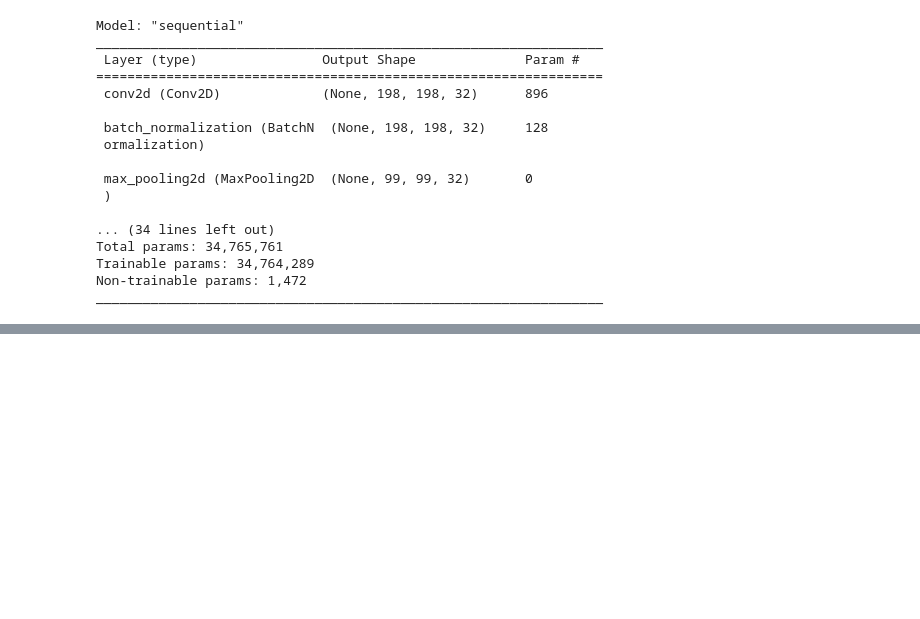
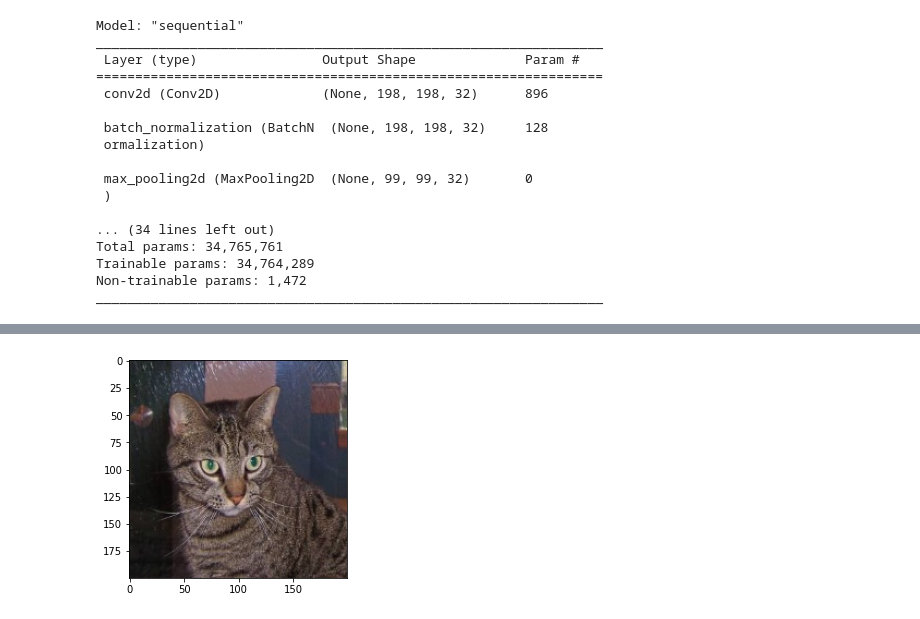
Before and after one commit to marfurt1/REDES-NEURONALES-EN-CLASE, a Jupyter notebook: Cat_Dog_Model.ipynb, the cells around one changed output, grey strips where cells are left out. Saved outputs shown, nothing was run; the diff lists cells and outputs as text; code cells hidden in the pictures; blank space fills up the shorter version.

```diff
--- a/Cat_Dog_Model.ipynb
+++ b/Cat_Dog_Model.ipynb
@@ -282,10 +282,12 @@ OSError: Unable to open file (file signature not found)
 # %%
 # Cute dog
 #vemos la imagen usando matplotlib
 
-cute_dog = mpimg.imread('./cute_dog.jpg')
+cute_dog = mpimg.imread('./cute_cat.jpg')
 plt.imshow(cute_dog)
 plt.show()
+# %% [output]
+[figure, added]
 # %%
 from keras.preprocessing import image
 img = tf.keras.utils.load_img("./cute_dog.jpg",target_size=(200,200))
```
Also changed, not shown: parts of 4 cells of this notebook.
